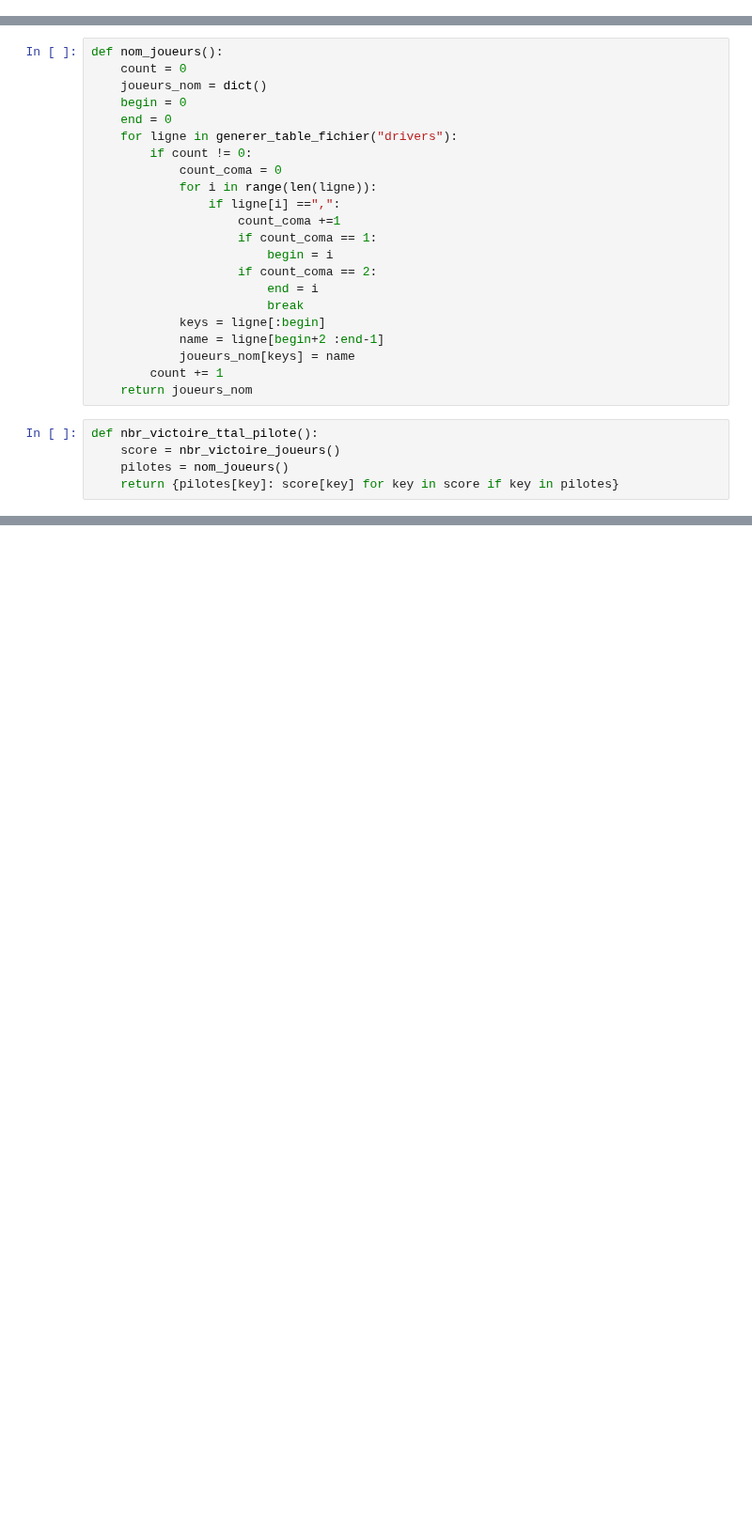
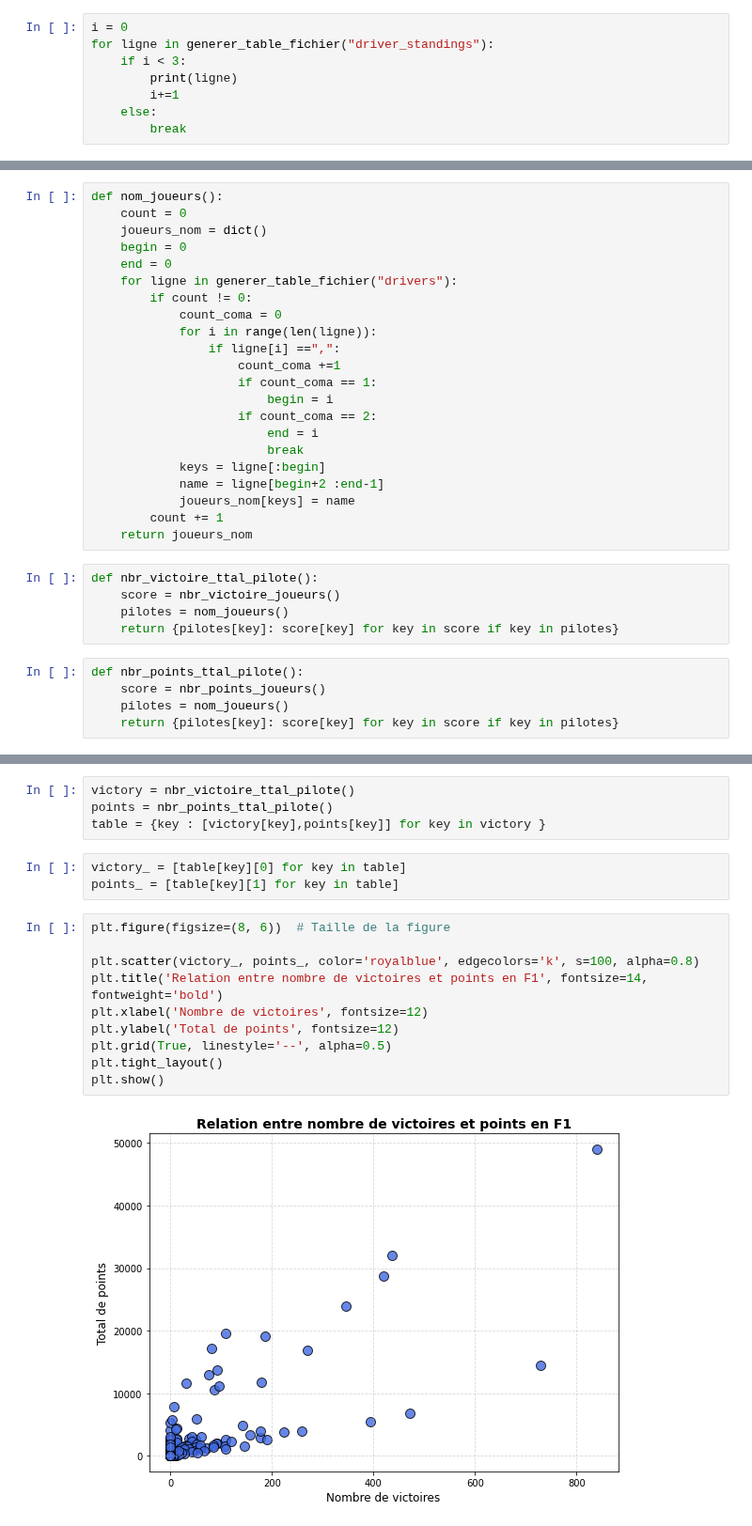
Before and after one commit to OzeelCharles/projet_info2, a Jupyter notebook: exploration_races_Charles.ipynb, the cells around one changed output, grey strips where cells are left out. Shown at 94% size. Cells and saved outputs as stored; diff of their text form; blank space fills up the shorter version.

```diff
--- a/exploration_races_Charles.ipynb
+++ b/exploration_races_Charles.ipynb
@@ -141,3 +143,11 @@ def nbr_victoire_joueurs():
                 joueurs_points[keys] = int(victory)
         count += 1
     return joueurs_points
+# %%
+i = 0
+for ligne in generer_table_fichier("driver_standings"):
+    if i < 3:
+        print(ligne)
+        i+=1
+    else:
+        break
@@ -168,6 +212,11 @@ def nbr_victoire_ttal_pilote():
     score = nbr_victoire_joueurs()
     pilotes = nom_joueurs()
     return {pilotes[key]: score[key] for key in score if key in pilotes}
+# %%
+def nbr_points_ttal_pilote():
+    score = nbr_points_joueurs()
+    pilotes = nom_joueurs()
+    return {pilotes[key]: score[key] for key in score if key in pilotes}
 # %%
 def classement_absolu_pilote(pilote: str) -> int:
     drivers = nom_joueurs()
@@ -192,0 +252,19 @@ def classement_absolu_pilote(pilote: str) -> int:
+# %%
+victory = nbr_victoire_ttal_pilote()
+points = nbr_points_ttal_pilote()
+table = {key : [victory[key],points[key]] for key in victory }
+# %%
+victory_ = [table[key][0] for key in table]
+points_ = [table[key][1] for key in table]
+# %%
+plt.figure(figsize=(8, 6))  # Taille de la figure
+
+plt.scatter(victory_, points_, color='royalblue', edgecolors='k', s=100, alpha=0.8)
+plt.title('Relation entre nombre de victoires et points en F1', fontsize=14, fontweight='bold')
+plt.xlabel('Nombre de victoires', fontsize=12)
+plt.ylabel('Total de points', fontsize=12)
+plt.grid(True, linestyle='--', alpha=0.5)
+plt.tight_layout()
+plt.show()
+# %% [output]
+[figure, added]
```
Also changed, not shown: parts of 11 cells of this notebook.
